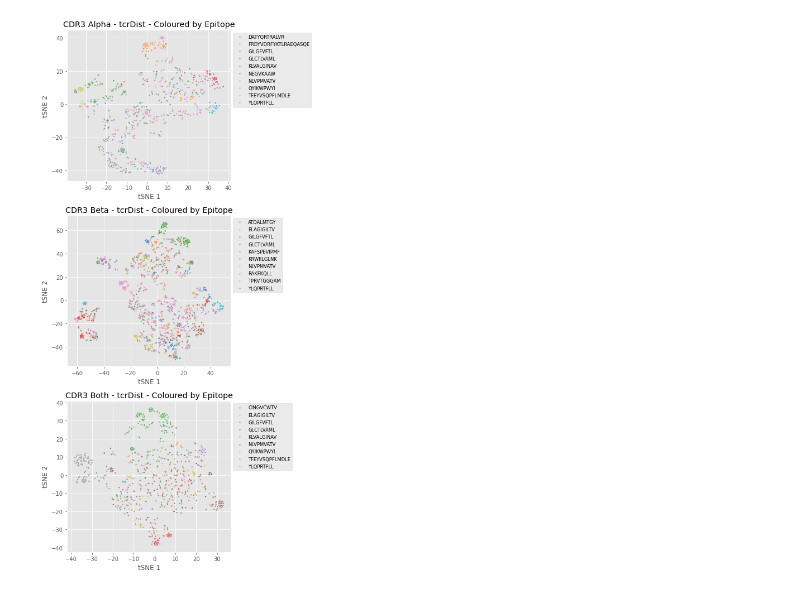
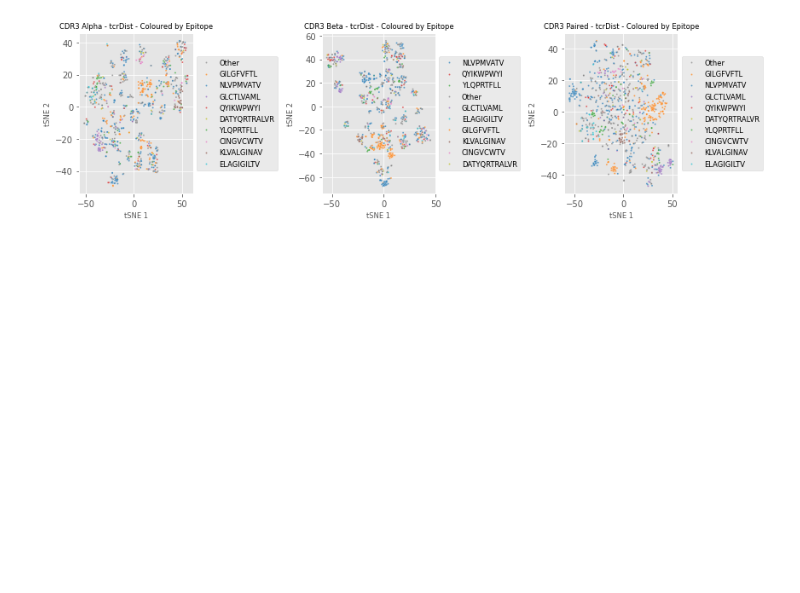
Before and after one commit to UoB-DSMP-2023-24/dsmp-2024-group-13, a Jupyter notebook: CombinedViz.ipynb, the cells around one changed output. Saved outputs shown, nothing was run; the diff lists cells and outputs as text; code cells hidden in the pictures; blank space fills up the shorter version.

```diff
--- a/CombinedViz.ipynb
+++ b/CombinedViz.ipynb
@@ -16,7 +16,7 @@ df_gbeta['Encoded/Chain'] = 'Beta - GIANA'
 df_gboth['Encoded/Chain'] = 'Both - GIANA'
 df_talpha['Encoded/Chain'] = 'Alpha - tcrDist'
 df_tbeta['Encoded/Chain'] = 'Beta - tcrDist'
-df_tboth['Encoded/Chain'] = 'Both - tcrDist'
+df_tboth['Encoded/Chain'] = 'Paired - tcrDist'
 # %%
 df_tlist = [df_talpha,df_tbeta,df_tboth]
 for df in df_tlist:
@@ -24,26 +24,60 @@ for df in df_tlist:
 # %%
 df_list = [df_talpha, df_tbeta, df_tboth]
 
-# Create a subplots grid
-fig, axes = plt.subplots(3, 1, figsize=(7, 14))
-
-# Flatten the axes array for easier iteration
-axes = axes.flatten()
-
+fig, axes = plt.subplots(1, 3, figsize=(12, 3.5))
+top_9_epitopes = [
+    "NLVPMVATV",
+    "GILGFVFTL",
+    "YLQPRTFLL",
+    "QYIKWPWYI",
+    "GLCTLVAML",
+    "KLVALGINAV",
+    "CINGVCWTV",
+    "DATYQRTRALVR",
+    "ELAGIGILTV"
+]
 # Iterate over DataFrames and axes
 for i, (df, ax) in enumerate(zip(df_list, axes)):
-    sns.scatterplot(data=df, x='tsne_1', y='tsne_2', s=6, alpha=0.7, hue='antigen.epitope', palette='tab10', ax=ax)
 
-    ax.set_title(f"CDR3 {df['Encoded/Chain'].unique()[0]} - Coloured by Epitope")
-    ax.set_xlabel('tSNE 1')
-    ax.set_ylabel('tSNE 2')
-    ax.legend(loc='upper left', bbox_to_anchor=(1, 1), ncol=1, fontsize = 'small')
+    #top_9_epitopes = df['antigen.epitope'].value_counts().nlargest(9).index
+    # Define a custom palette with unique colors for the top 9 epitopes using all colors from tab10 except the 8th
+    palette = sns.color_palette("tab10", len(top_9_epitopes) + 1)[:7] + sns.color_palette("tab10", len(top_9_epitopes) + 1)[8:]
+    # Add the 8th color for "Other" epitopes
+    other_color = sns.color_palette("tab10")[7]
+    # Create a dictionary to map top 9 epitopes to their corresponding colors
+    epitope_color_map = {epitope: color for epitope, color in zip(top_9_epitopes, palette)}
 
-# Adjust layout to prevent overlap
+    # Map all other epitopes to the 8th color
+    other_color_map = {epitope: other_color for epitope in set(df['antigen.epitope']) - set(top_9_epitopes)}
+    # Combine the color maps
+    combined_color_map = {**epitope_color_map, **other_color_map}
+
+
+    sns.scatterplot(data=df, x='tsne_1', y='tsne_2', s=4, alpha=0.7, hue='antigen.epitope', palette=combined_color_map, legend='full', ax=ax)
+
+    ax.set_title(f"CDR3 {df['Encoded/Chain'].unique()[0]} - Coloured by Epitope", fontsize = 'small')
+    ax.set_xlabel('tSNE 1', fontsize= 'small')
+    ax.set_ylabel('tSNE 2', fontsize = 'small')
+
+    # Create a custom legend for each subplot
+    handles, labels = ax.get_legend_handles_labels()
+    # Replace the individual epitope labels with "Other" for all other epitopes
+    labels = ['Other' if label not in top_9_epitopes else label for label in labels]
+    # Create a legend with modified labels
+    unique_labels = []
+    unique_handles = []
+    for handle, label in zip(handles, labels):
+        if label == 'Other' and label in unique_labels:
+            continue
+        unique_labels.append(label)
+        unique_handles.append(handle)
+    ax.legend(unique_handles, unique_labels, loc='center left', bbox_to_anchor=(1, 0.5), fontsize= 'small')  # Adjust legend position
+
+
 plt.tight_layout()
 
 # Show the plot
 plt.show()
-fig.savefig('embeddings_comb11.png', dpi =1000, facecolor = 'white', bbox_inches = 'tight')
+fig.savefig('embeddings_hzsmall2.png', dpi =1000, facecolor = 'white', bbox_inches = 'tight')
 # %% [output]
-[figure, old version]
+[figure, new version]
```
